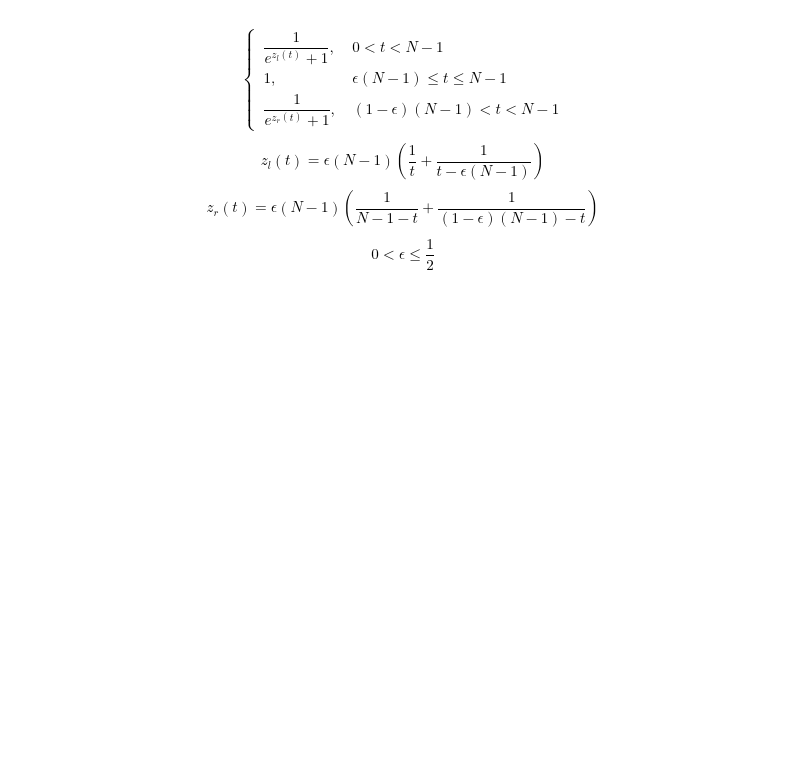
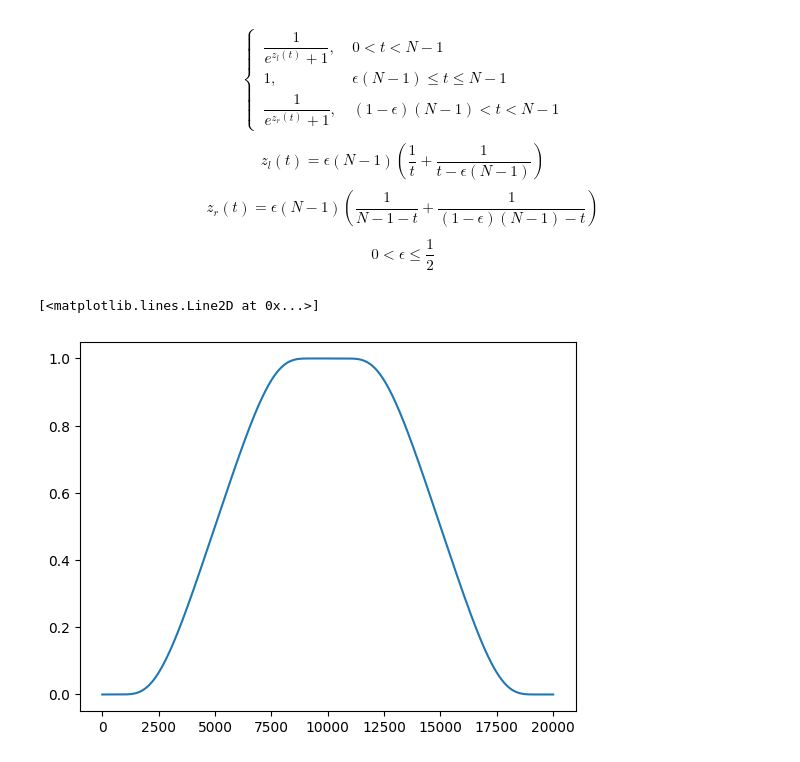
Before and after one commit to MiLiahkim00000101/Digital-Signal-Processing, a Jupyter notebook: Task4/main.ipynb, the cells around one changed output. Saved outputs shown, nothing was run; the diff lists cells and outputs as text; code cells hidden in the pictures; blank space fills up the shorter version.

```diff
--- a/Task4/main.ipynb
+++ b/Task4/main.ipynb
@@ -344,3 +345,34 @@ $$z_l(t)=\epsilon(N - 1)(\frac{1}{t} + \frac{1}{t-\epsilon(N-1)})$$
 $$z_r(t)=\epsilon(N - 1)(\frac{1}{N-1-t} + \frac{1}{(1-\epsilon)(N-1)-t})$$
 
 $$0 < \epsilon \le \frac{1}{2}$$
+# %%
+N_t = 20000
+N_tm1 = N_t - 1
+
+n = np.arange(N_t)
+plank_window = np.ones(N_t)
+
+t = np.linspace(-1/10, 1/10, N_t)
+func = cos_50(t) + cos_150(t) + cos_450(t)
+
+dt_t = t[1] - t[0]
+freq_t = np.fft.fftfreq(N_t, dt_t)
+
+eps = 0.5
+
+n_left = n[1:int(eps*(N_tm1))]
+z_l = int(eps * (N_tm1)) * (1/n_left + 1/(n_left - int(eps*(N_tm1))))
+plank_window[1:int(eps*(N_tm1))] = 1 / (np.exp(z_l) + 1)
+
+
+n_right = n[N_tm1 - int(eps*(N_tm1)):N_tm1]
+z_r = eps * (N_tm1) * (1/(N_tm1 - n_right) + 1/((1 - eps) * (N_tm1) - n_right))
+plank_window[N_tm1-int(eps*(N_tm1)):N_tm1] = 1 / (np.exp(z_r) + 1)
+
+plank_window[0] = 0
+plank_window[-1] = 0
+
+plt.plot(plank_window)
+# %% [output]
+[<matplotlib.lines.Line2D at 0x...>]
+[figure, added]
```
Also changed, not shown: parts of 7 cells of this notebook, 5 other files.
